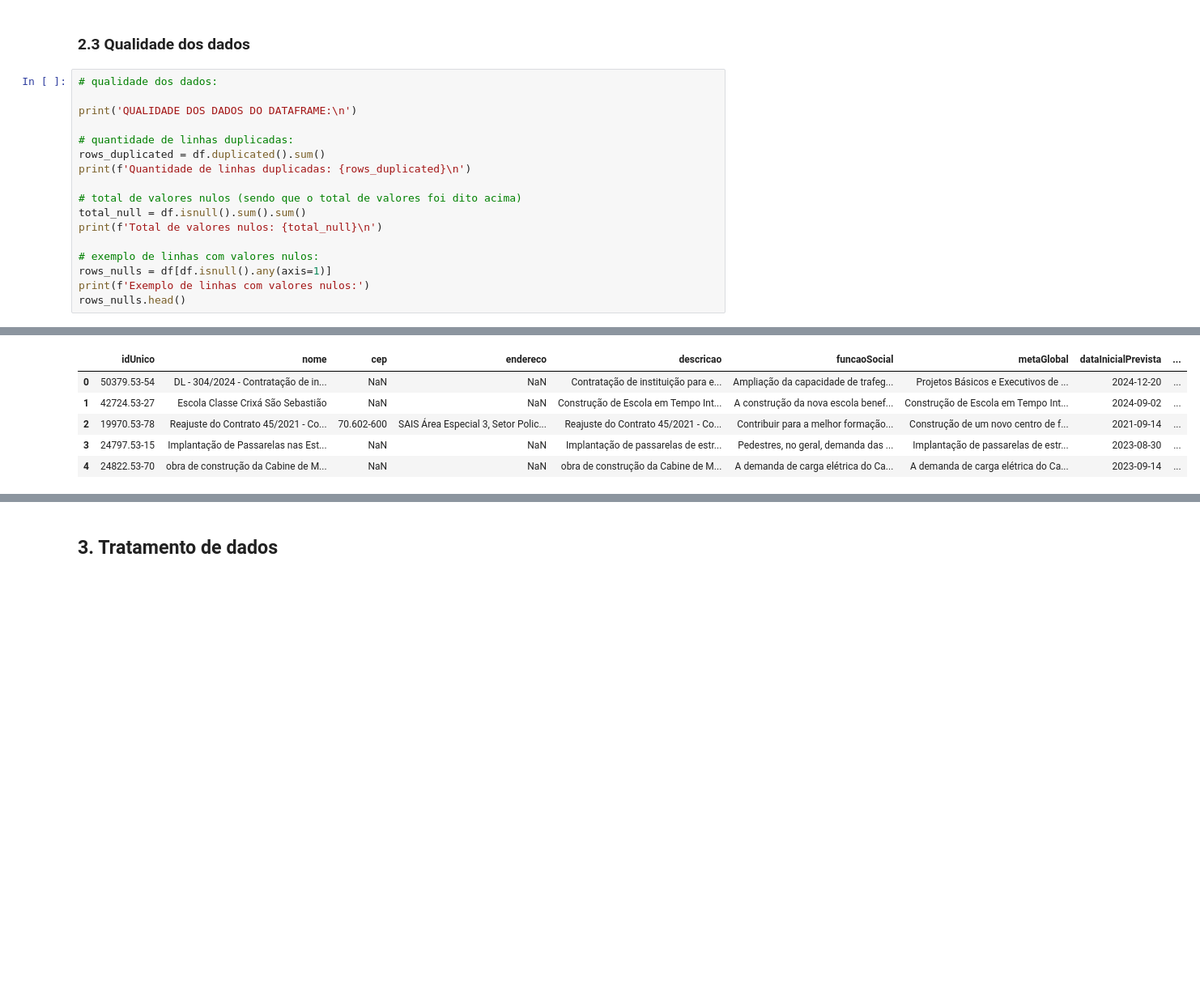
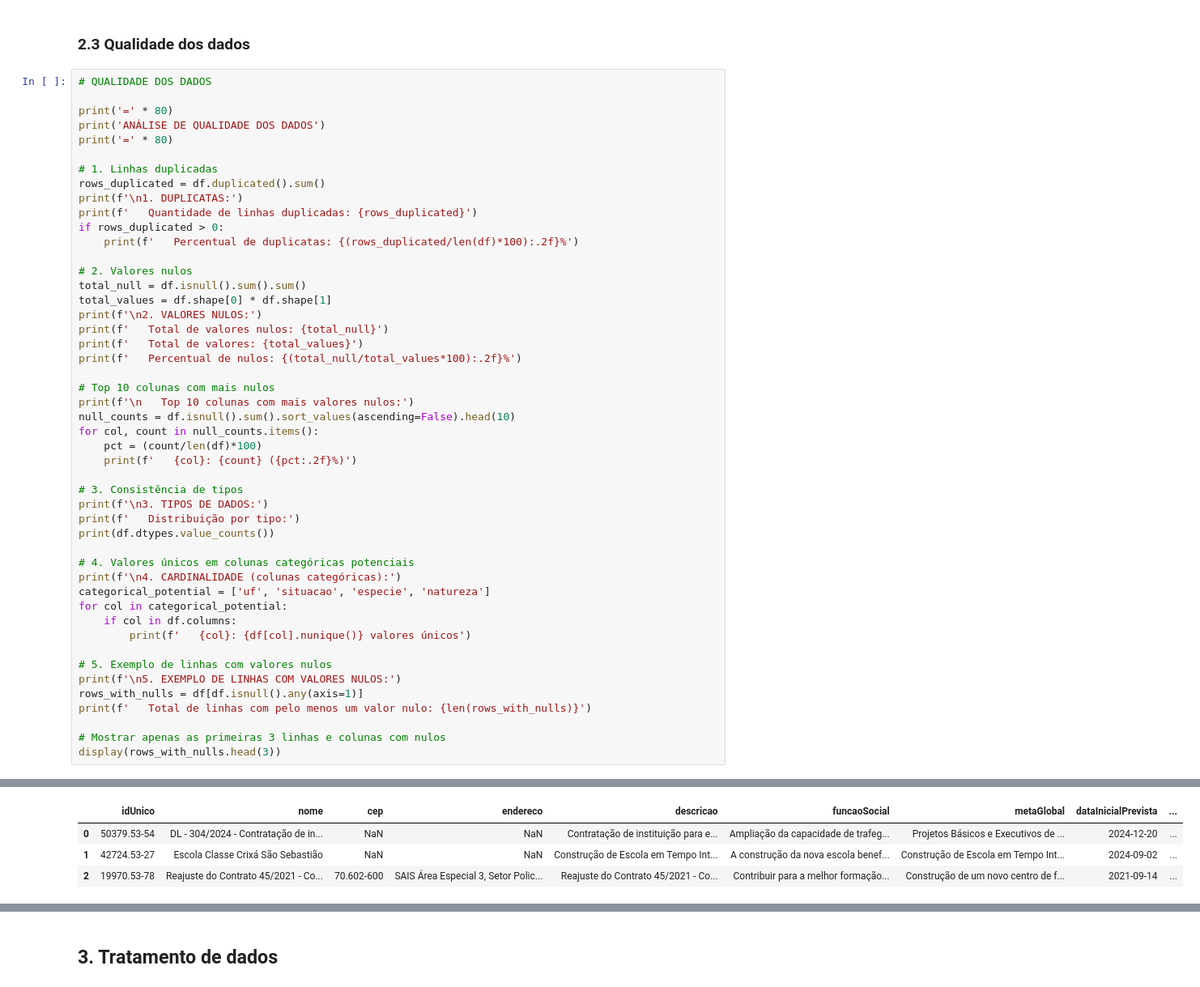
Before and after one commit to lcsgborges/obrasgov-df-data-extraction, a Jupyter notebook: main.ipynb, the cells around one changed output, grey strips where cells are left out. Shown at 81% size. Cells and saved outputs as stored; diff of their text form; blank space fills up the shorter version.

```diff
--- a/main.ipynb
+++ b/main.ipynb
@@ -208,20 +221,51 @@ Name: fontesDeRecurso, dtype: object
 # %% [markdown]
 ### 2.3 Qualidade dos dados
 # %%
-# qualidade dos dados:
+# QUALIDADE DOS DADOS
 
-print('QUALIDADE DOS DADOS DO DATAFRAME:\n')
+print('=' * 80)
+print('ANÁLISE DE QUALIDADE DOS DADOS')
+print('=' * 80)
 
-# quantidade de linhas duplicadas:
+# 1. Linhas duplicadas
 rows_duplicated = df.duplicated().sum()
-print(f'Quantidade de linhas duplicadas: {rows_duplicated}\n')
+print(f'\n1. DUPLICATAS:')
+print(f'   Quantidade de linhas duplicadas: {rows_duplicated}')
+if rows_duplicated > 0:
+    print(f'   Percentual de duplicatas: {(rows_duplicated/len(df)*100):.2f}%')
 
-# total de valores nulos (sendo que o total de valores foi dito acima)
+# 2. Valores nulos
 total_null = df.isnull().sum().sum()
-print(f'Total de valores nulos: {total_null}\n')
+total_values = df.shape[0] * df.shape[1]
+print(f'\n2. VALORES NULOS:')
+print(f'   Total de valores nulos: {total_null}')
+print(f'   Total de valores: {total_values}')
+print(f'   Percentual de nulos: {(total_null/total_values*100):.2f}%')
 
-# exemplo de linhas com valores nulos:
-rows_nulls = df[df.isnull().any(axis=1)]
-print(f'Exemplo de linhas com valores nulos:')
-rows_nulls.head()
+# Top 10 colunas com mais nulos
+print(f'\n   Top 10 colunas com mais valores nulos:')
+null_counts = df.isnull().sum().sort_values(ascending=False).head(10)
+for col, count in null_counts.items():
+    pct = (count/len(df)*100)
+    print(f'   {col}: {count} ({pct:.2f}%)')
+
+# 3. Consistência de tipos
+print(f'\n3. TIPOS DE DADOS:')
+print(f'   Distribuição por tipo:')
+print(df.dtypes.value_counts())
+
+# 4. Valores únicos em colunas categóricas potenciais
+print(f'\n4. CARDINALIDADE (colunas categóricas):')
+categorical_potential = ['uf', 'situacao', 'especie', 'natureza']
+for col in categorical_potential:
+    if col in df.columns:
+        print(f'   {col}: {df[col].nunique()} valores únicos')
+
+# 5. Exemplo de linhas com valores nulos
+print(f'\n5. EXEMPLO DE LINHAS COM VALORES NULOS:')
+rows_with_nulls = df[df.isnull().any(axis=1)]
+print(f'   Total de linhas com pelo menos um valor nulo: {len(rows_with_nulls)}')
+
+# Mostrar apenas as primeiras 3 linhas e colunas com nulos
+display(rows_with_nulls.head(3))
 # %% [output]
@@ -235,6 +289,4 @@ Exemplo de linhas com valores nulos:
 |  | idUnico | nome | cep | endereco | descricao | funcaoSocial | metaGlobal | dataInicialPrevista | ... |
 | 0 | 50379.53-54 | DL - 304/2024 - Contratação de in... | NaN | NaN | Contratação de instituição para e... | Ampliação da capacidade de trafeg... | Projetos Básicos e Executivos de ... | 2024-12-20 | ... |
 | 1 | 42724.53-27 | Escola Classe Crixá São Sebastião | NaN | NaN | Construção de Escola em Tempo Int... | A construção da nova escola benef... | Construção de Escola em Tempo Int... | 2024-09-02 | ... |
 | 2 | 19970.53-78 | Reajuste do Contrato 45/2021 - Co... | 70.602-600 | SAIS Área Especial 3, Setor Polic... | Reajuste do Contrato 45/2021 - Co... | Contribuir para a melhor formação... | Construção de um novo centro de f... | 2021-09-14 | ... |
-| 3 | 24797.53-15 | Implantação de Passarelas nas Est... | NaN | NaN | Implantação de passarelas de estr... | Pedestres, no geral, demanda das ... | Implantação de passarelas de estr... | 2023-08-30 | ... |
-| 4 | 24822.53-70 | obra de construção da Cabine de M... | NaN | NaN | obra de construção da Cabine de M... | A demanda de carga elétrica do Ca... | A demanda de carga elétrica do Ca... | 2023-09-14 | ... |
```
Also changed, not shown: parts of 26 cells of this notebook, 1 other file.
